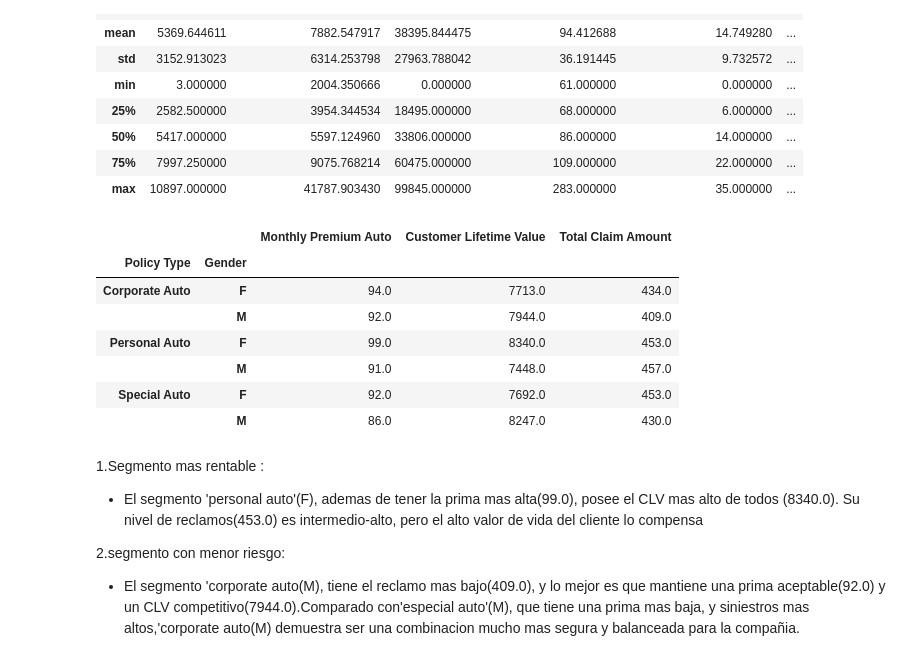
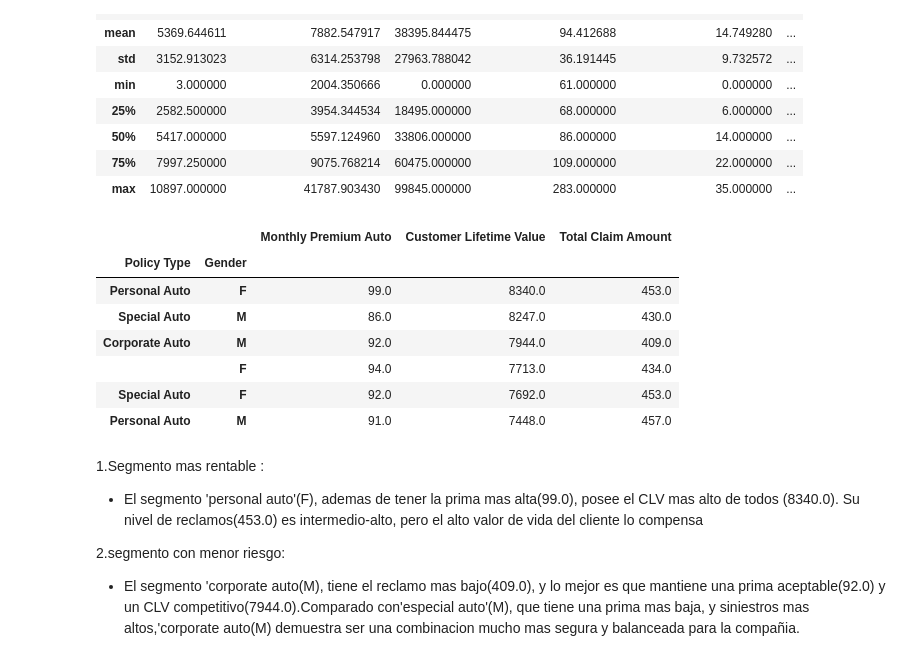
Before and after one commit to Juancarlosdelmarlostanau/lab-dw-data-aggregation-and-filtering, a Jupyter notebook: lab-dw-aggregating.ipynb, the cells around one changed output. Saved outputs shown, nothing was run; the diff lists cells and outputs as text; code cells hidden in the pictures.

```diff
--- a/lab-dw-aggregating.ipynb
+++ b/lab-dw-aggregating.ipynb
@@ -96,20 +96,20 @@ df_yes.describe()
 # %%
 summary = (
     df_yes.groupby(['Policy Type', 'Gender'])
     [['Monthly Premium Auto', 'Customer Lifetime Value', 'Total Claim Amount']]
     .mean()
     .round(0)
 )
-summary
+summary.sort_values('Customer Lifetime Value', ascending=False)
 # %% [output]
 |  |  | Monthly Premium Auto | Customer Lifetime Value | Total Claim Amount |
 | Policy Type | Gender |  |  |  |
-| Corporate Auto | F | 94.0 | 7713.0 | 434.0 |
-|  | M | 92.0 | 7944.0 | 409.0 |
 | Personal Auto | F | 99.0 | 8340.0 | 453.0 |
-|  | M | 91.0 | 7448.0 | 457.0 |
+| Special Auto | M | 86.0 | 8247.0 | 430.0 |
+| Corporate Auto | M | 92.0 | 7944.0 | 409.0 |
+|  | F | 94.0 | 7713.0 | 434.0 |
 | Special Auto | F | 92.0 | 7692.0 | 453.0 |
-|  | M | 86.0 | 8247.0 | 430.0 |
+| Personal Auto | M | 91.0 | 7448.0 | 457.0 |
 # %% [markdown]
 1.Segmento mas rentable :
 - El segmento 'personal auto'(F), ademas de tener la prima mas alta(99.0), posee el CLV mas alto de todos (8340.0). Su nivel de reclamos(453.0) es intermedio-alto, pero el alto valor de vida del cliente lo compensa
```
Also changed, not shown: parts of 8 cells of this notebook.
